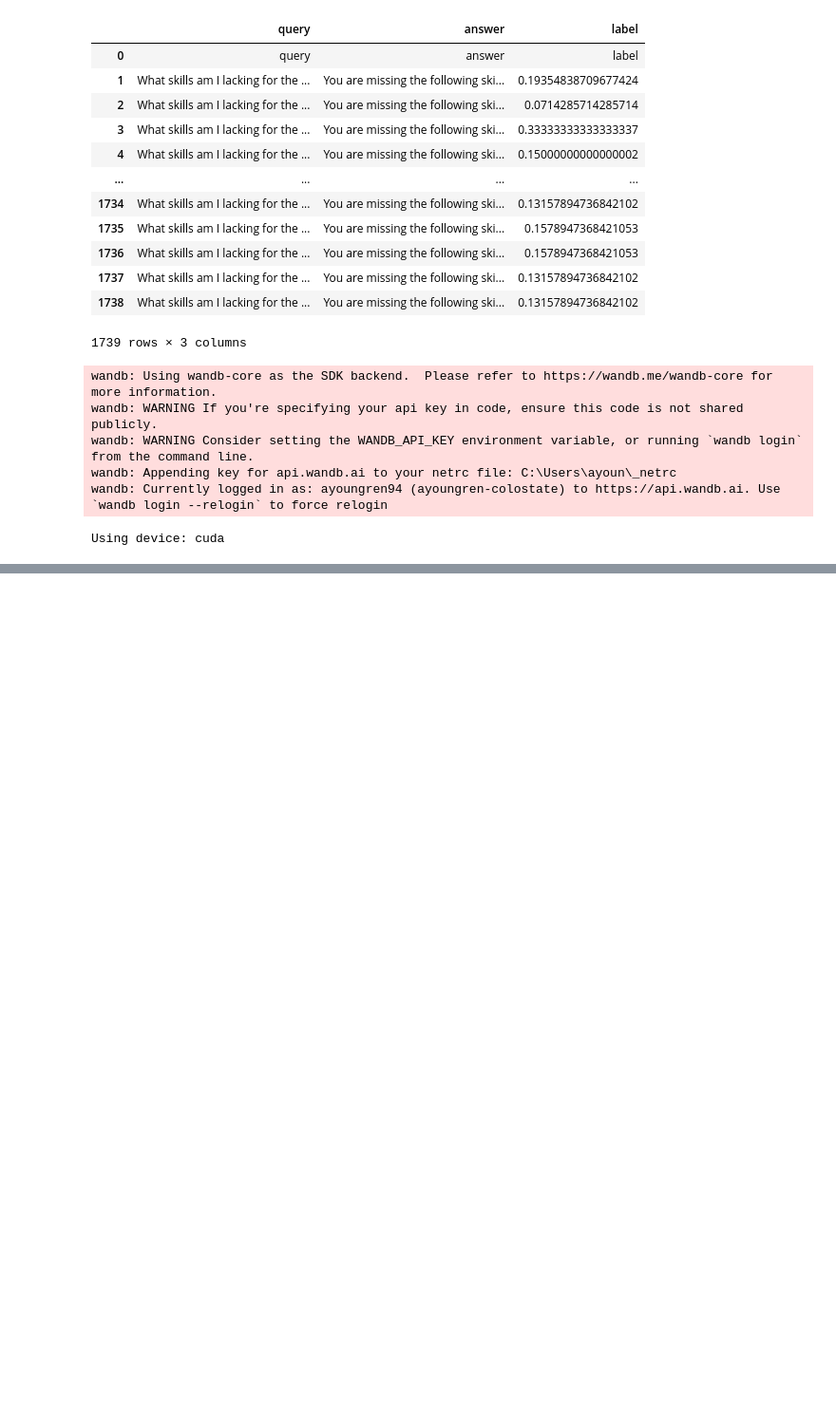
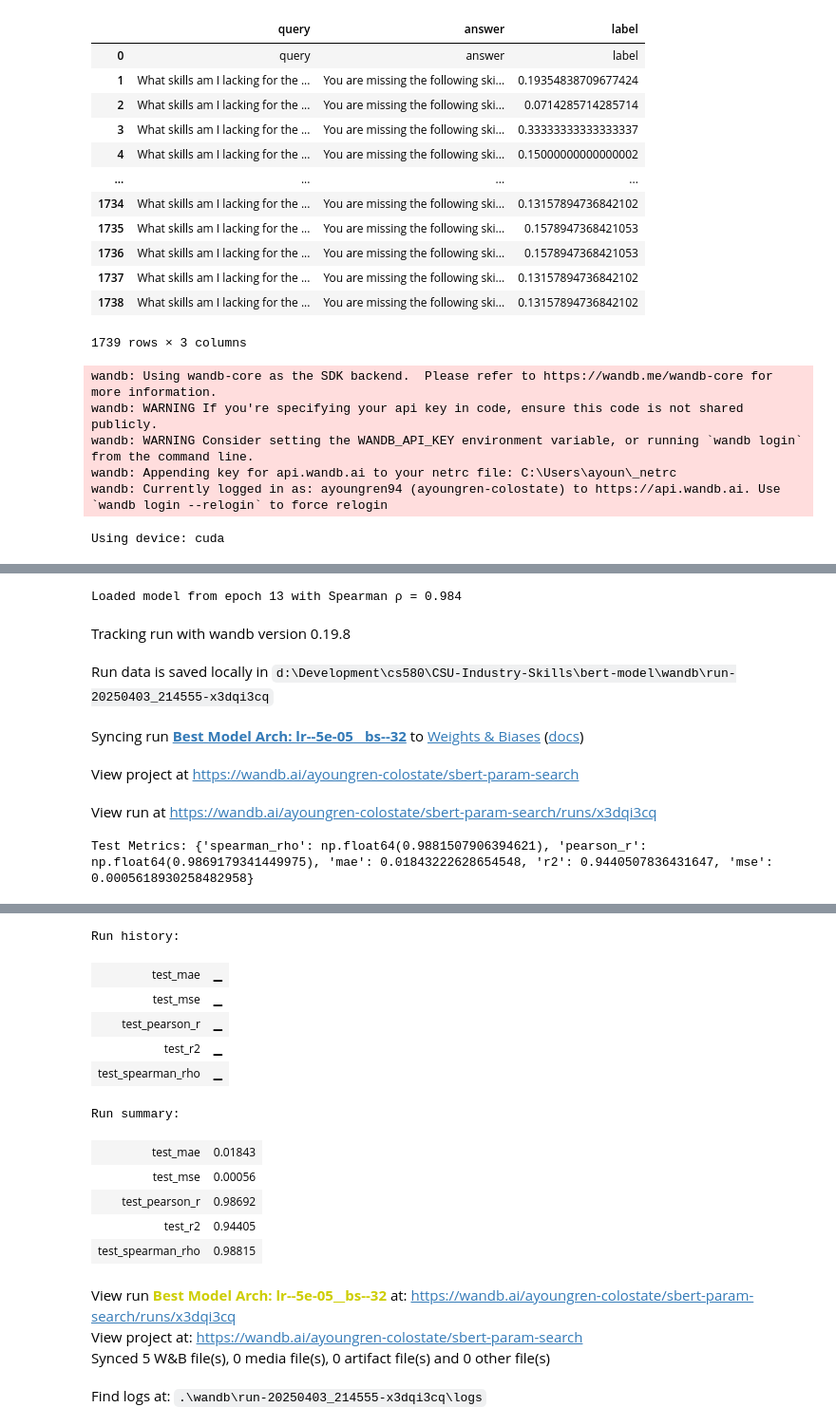
Before and after one commit to spencebl/CSU-Industry-Skills, a Jupyter notebook: bert-model/gaps_bert.ipynb, the cells around one changed output, grey strips where cells are left out. Shown at 95% size. Cells and saved outputs as stored; diff of their text form; code cells hidden in the pictures; blank space fills up the shorter version.

```diff
--- a/bert-model/gaps_bert.ipynb
+++ b/bert-model/gaps_bert.ipynb
@@ -566,0 +538,62 @@ Synced 5 W&B file(s), 0 media file(s), 0 artifact file(s) and 0 other file(s)
+# %%
+checkpoint = torch.load("saved_models/best_model.pth")
+
+model = SentenceTransformer(MODEL_NAME)
+
+model.load_state_dict(checkpoint['model_state_dict'])
+
+print(f"Loaded model from epoch {checkpoint['epoch']} with Spearman ρ = {checkpoint['spearman_rho']:.3f}")
+
+if best_model:
+    model = SentenceTransformer(MODEL_NAME)
+    model.load_state_dict(best_model)
+
+    test_loader = DataLoader(datasets['test'], batch_size=32)
+    test_preds, test_labels = [], []
+
+    wandb.init(
+        entity="ayoungren-colostate",
+        project="sbert-param-search",
+        name=f"Best Model Arch: lr--{best_config['lr']}__bs--{best_config['batch_size']}",
+        config=best_config,
+        reinit=True
+    )
+
+    torch.cuda.empty_cache()
+    gc.collect()
+
+    model.eval()
+    test_preds, test_labels = [], []
+    with torch.no_grad():
+        for batch in test_loader:
+            queries = batch['query']
+            answers = batch['answer']
+            labels = batch['label'].to(device)
+            query_emb = model.encode(queries, convert_to_tensor=True, show_progress_bar=False)
+            answer_emb = model.encode(answers, convert_to_tensor=True, show_progress_bar=False)
+
+            cos_sim = torch.nn.functional.cosine_similarity(query_emb, answer_emb)
+
+            test_preds.extend(cos_sim.cpu().numpy())
+            test_labels.extend(labels.cpu().numpy())
+
+    test_metrics = compute_metrics(test_labels, test_preds)
+    print("Test Metrics:", test_metrics)
+
+    wandb.log({
+        'test_mse': test_metrics['mse'],
+        'test_mae': test_metrics['mae'],
+        'test_r2': test_metrics['r2'],
+        'test_pearson_r': test_metrics['pearson_r'],
+        'test_spearman_rho': test_metrics['spearman_rho'],
+    })
+
+    wandb.finish()
+# %% [output]
+Loaded model from epoch 13 with Spearman ρ = 0.984
+Tracking run with wandb version 0.19.8
+Run data is saved locally in d:\Development\cs580\CSU-Industry-Skills\bert-model\wandb\run-20250403_214555-x3dqi3cq
+Syncing run Best Model Arch: lr--5e-05__bs--32 to Weights & Biases (docs)
+View project at https://wandb.ai/ayoungren-colostate/sbert-param-search
+View run at https://wandb.ai/ayoungren-colostate/sbert-param-search/runs/x3dqi3cq
+Test Metrics: {'spearman_rho': np.float64(0.9881507906394621), 'pearson_r': np.float64(0.9869179341449975), 'mae': 0.01843222628654548, 'r2': 0.9440507836431647, 'mse': 0.0005618930258482958}
@@ -566,0 +601,16 @@ Synced 5 W&B file(s), 0 media file(s), 0 artifact file(s) and 0 other file(s)
+Run history:
+| test_mae | ▁ |
+| test_mse | ▁ |
+| test_pearson_r | ▁ |
+| test_r2 | ▁ |
+| test_spearman_rho | ▁ |
+Run summary:
+| test_mae | 0.01843 |
+| test_mse | 0.00056 |
+| test_pearson_r | 0.98692 |
+| test_r2 | 0.94405 |
+| test_spearman_rho | 0.98815 |
+View run Best Model Arch: lr--5e-05__bs--32 at: https://wandb.ai/ayoungren-colostate/sbert-param-search/runs/x3dqi3cq
+View project at: https://wandb.ai/ayoungren-colostate/sbert-param-search
+Synced 5 W&B file(s), 0 media file(s), 0 artifact file(s) and 0 other file(s)
+Find logs at: .\wandb\run-20250403_214555-x3dqi3cq\logs
```
Also changed, not shown: parts of 12 cells of this notebook, 1 other file.
